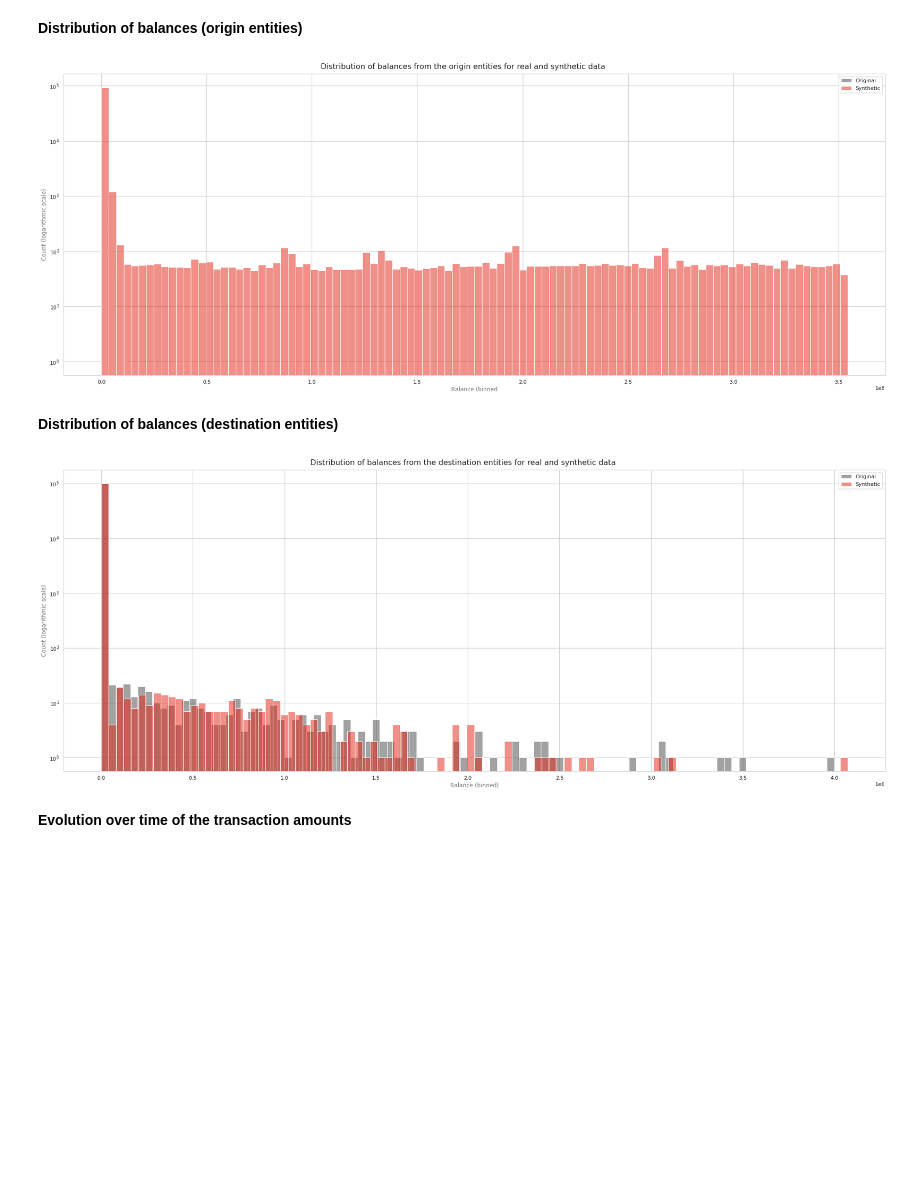
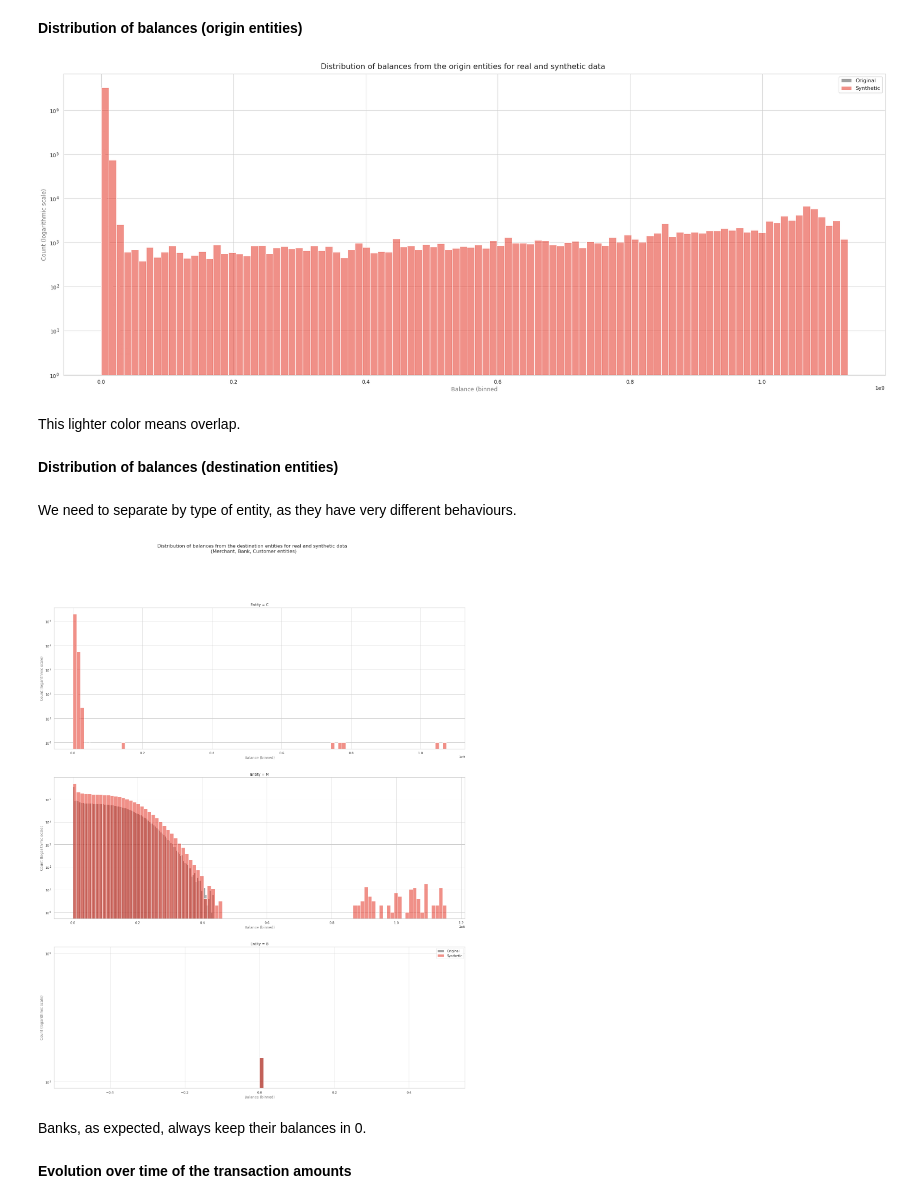
Before and after one commit to ydataai/academy, a Jupyter notebook: 5 - synthetic-data-applications/time-series/paysim/Transactional_Synthesis_PaySim.ipynb, the cells around one changed output. Saved outputs shown, nothing was run; the diff lists cells and outputs as text; code cells hidden in the pictures; blank space fills up the shorter version.

Commit message:
End-to-end example with new ts viz for the entire dataset

```diff
--- a/5 - synthetic-data-applications/time-series/paysim/Transactional_Synthesis_PaySim.ipynb
+++ b/5 - synthetic-data-applications/time-series/paysim/Transactional_Synthesis_PaySim.ipynb
@@ -48,9 +48,9 @@ dataset.head()
 | 3 | 3 | 1 | CASH_IN | 155631.49 | C8239723447 | 23748.03 | 179379.52 | M3688842852 | ... |
 | 4 | 4 | 1 | CASH_IN | 122791.96 | C8050477779 | 29.66 | 122821.61 | M4934014946 | ... |
 # %%
-dataset = dataset.to_pandas()
-dataset = dataset[:100000]
-dataset = Dataset(dataset)
+#dataset = dataset.to_pandas()
+#dataset = dataset[:100000]
+#dataset = Dataset(dataset)
 # %%
 dataset.shape(lazy_eval=False)
 # %% [output]
@@ -407,6 +410,9 @@ conn = LocalConnector()
 conn.write_file(full_synth, 'data/new_synth_sample_with_balances.csv', file_type=FileType.CSV)
 # %% [markdown]
 ## Evaluating the quality of the synthetic dataset
+# %%
+import pandas as pd
+full_synth = pd.read_csv("data/new_synth_sample_with_balances.csv")
 # %% [markdown]
 For the dataset to be useful in use cases such as data sharing (for testing), it needs to show the same statistical fidelity, coherence and abidance by business logic. Let's verify that.
 # %%
@@ -419,7 +425,7 @@ SYNTH_COLOR = '#E32212'
 # %% [markdown]
 **Shape and data types**
 # %%
-original = dataset.to_pandas()
+original = dataset.drop_columns(['step', 'isFlaggedFraud']).to_pandas()
 full_synth = full_synth[original.columns.tolist()] # re-ordering columns
 # %%
 print(original.dtypes, '\n\n', full_synth.dtypes)
@@ -622,22 +628,34 @@ plt.legend()
 plt.tight_layout()
 plt.show()
 # %% [output]
-[figure, old version]
+[figure, new version]
+# %% [markdown]
+This lighter color means overlap.
 # %% [markdown]
 **Distribution of balances (destination entities)**
+# %% [markdown]
+We need to separate by type of entity, as they have very different behaviours.
 # %%
-fig, ax = plt.subplots(figsize=(25, 10))
-sns.histplot(data=original, x='newBalanceDest' , color=REAL_COLOR, label='Original', bins=100, alpha=0.5, ax=ax)
-sns.histplot(data=full_synth, x='newBalanceDest' , color=SYNTH_COLOR, label='Synthetic', bins=100, alpha=0.5, ax=ax)
-fig.suptitle("Distribution of balances from the destination entities for real and synthetic data")
-ax.set_xlabel("Balance (binned)")
-ax.set_ylabel("Count (logarithmic scale)")
-ax.set_yscale('log')
+fig, axs = plt.subplots(3,1, figsize=(25, 30))
+axs.flatten()
+
+for idx, e in enumerate(['C', 'M', 'B']):
+    ax = axs[idx]
+    sns.histplot(data=original[original.nameDest.str[0] == e], x='newBalanceDest' , color=REAL_COLOR, label='Original', bins=100, alpha=0.5, ax=ax)
+    sns.histplot(data=full_synth[full_synth.nameDest.str[0] == e], x='newBalanceDest' ,color=SYNTH_COLOR, label='Synthetic', bins=100, alpha=0.5, ax=ax)
+    ax.set_title("Entity = {}".format(e))
+    ax.set_xlabel("Balance (binned)")
+    ax.set_ylabel("Count (logarithmic scale)")
+    ax.set_yscale('log')
+
 plt.legend()
-plt.tight_layout()
+fig.suptitle("Distribution of balances from the destination entities for real and synthetic data \n (Merchant, Bank, Customer entities)")
+#plt.tight_layout()
 plt.show()
 # %% [output]
-[figure, old version]
+[figure, new version]
+# %% [markdown]
+Banks, as expected, always keep their balances in 0.
 # %% [markdown]
 **Evolution over time of the transaction amounts**
 # %%
```
Also changed, not shown: parts of 36 cells of this notebook.
